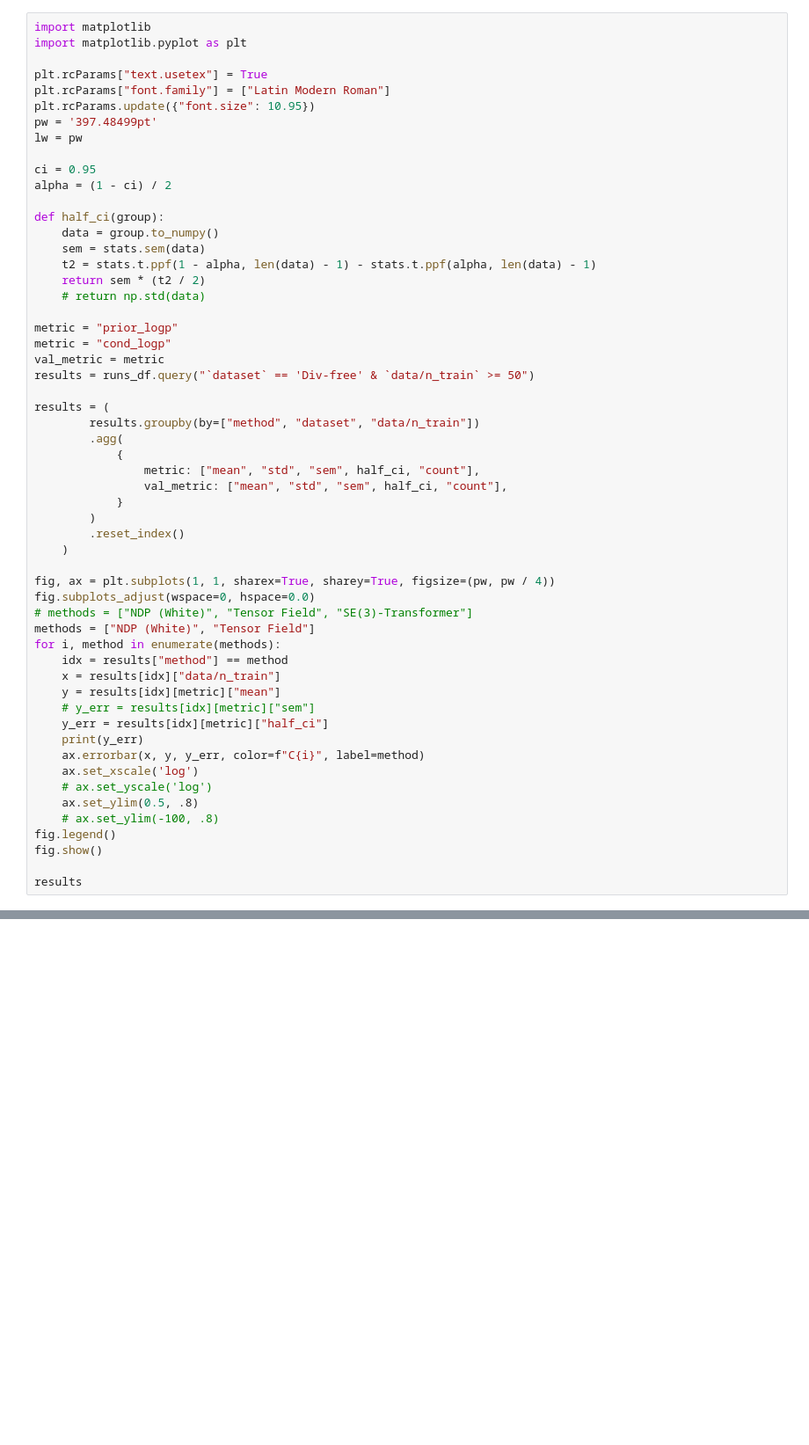
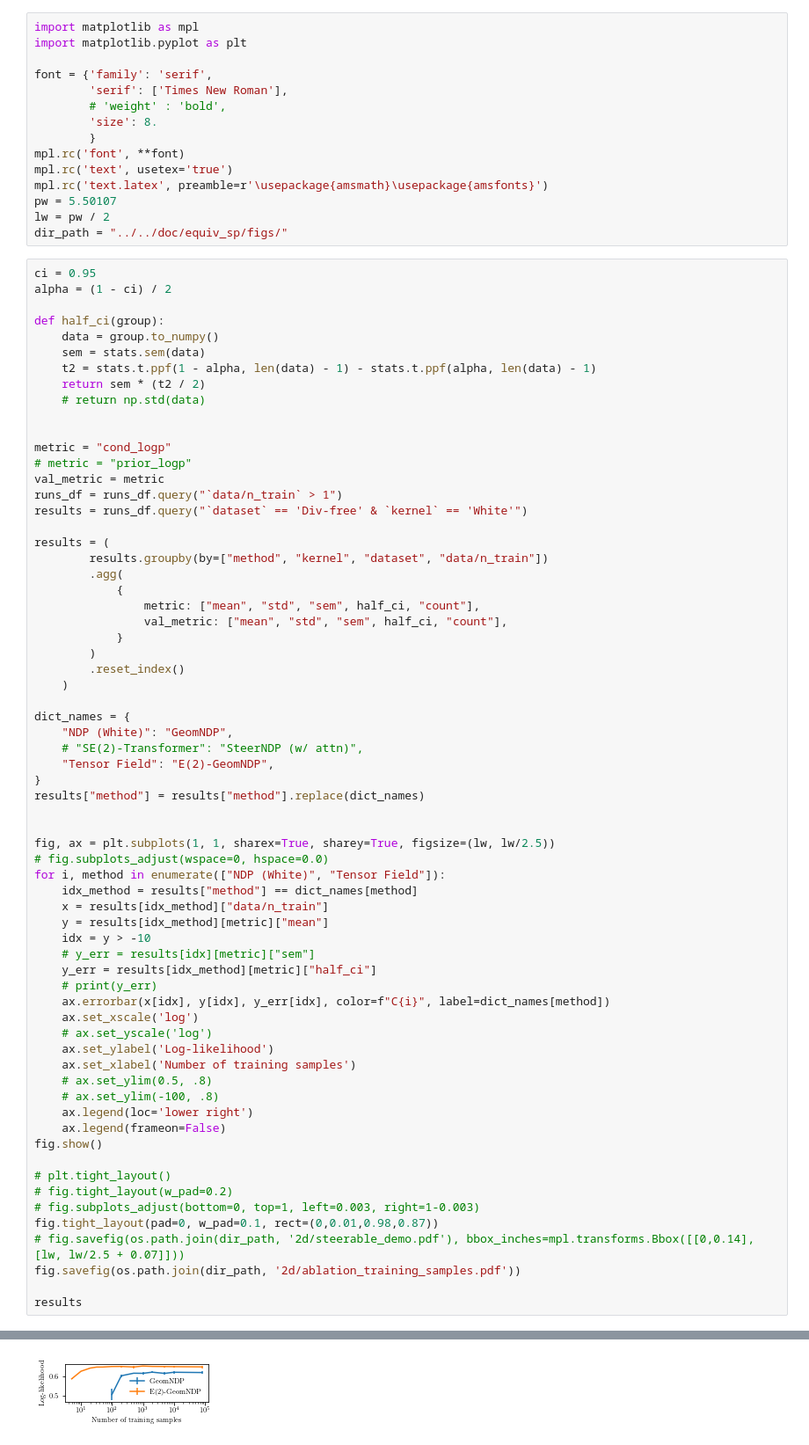
Before and after one commit to cambridge-mlg/neural_diffusion_processes, a Jupyter notebook: experiments/steerable_gp/results.ipynb, the cells around one changed output, grey strips where cells are left out. Shown at 88% size. Cells and saved outputs as stored; diff of their text form; blank space fills up the shorter version.

```diff
--- a/experiments/steerable_gp/results.ipynb
+++ b/experiments/steerable_gp/results.ipynb
@@ -239,13 +257,19 @@ runs_df = query(runs_df, " & ".join(criteria))
+# %%
+import matplotlib as mpl
+import matplotlib.pyplot as plt
+
+font = {'family': 'serif',
+        'serif': ['Times New Roman'],
+        # 'weight' : 'bold',
+        'size': 8.
+        }
+mpl.rc('font', **font)
+mpl.rc('text', usetex='true')
+mpl.rc('text.latex', preamble=r'\usepackage{amsmath}\usepackage{amsfonts}')
+pw = 5.50107
+lw = pw / 2
+dir_path = "../../doc/equiv_sp/figs/"
 # %%
-import matplotlib
-import matplotlib.pyplot as plt
-
-plt.rcParams["text.usetex"] = True
-plt.rcParams["font.family"] = ["Latin Modern Roman"]
-plt.rcParams.update({"font.size": 10.95})
-pw = '397.48499pt'
-lw = pw
-
 ci = 0.95
 alpha = (1 - ci) / 2
 
@@ -256,13 +280,15 @@ def half_ci(group):
     return sem * (t2 / 2)
     # return np.std(data)
 
-metric = "prior_logp"
+
 metric = "cond_logp"
+# metric = "prior_logp"
 val_metric = metric
-results = runs_df.query("`dataset` == 'Div-free' & `data/n_train` >= 50")
+runs_df = runs_df.query("`data/n_train` > 1")
+results = runs_df.query("`dataset` == 'Div-free' & `kernel` == 'White'")
 
 results = (
-        results.groupby(by=["method", "dataset", "data/n_train"])
+        results.groupby(by=["method", "kernel", "dataset", "data/n_train"])
         .agg(
             {
                 metric: ["mean", "std", "sem", half_ci, "count"],
@@ -272,24 +298,41 @@ results = (
         .reset_index()
     )
 
-fig, ax = plt.subplots(1, 1, sharex=True, sharey=True, figsize=(pw, pw / 4))
-fig.subplots_adjust(wspace=0, hspace=0.0)
-# methods = ["NDP (White)", "Tensor Field", "SE(3)-Transformer"]
-methods = ["NDP (White)", "Tensor Field"]
-for i, method in enumerate(methods):
-    idx = results["method"] == method
-    x = results[idx]["data/n_train"]
-    y = results[idx][metric]["mean"]
+dict_names = {
+    "NDP (White)": "GeomNDP",
+    # "SE(2)-Transformer": "SteerNDP (w/ attn)",
+    "Tensor Field": "E(2)-GeomNDP",
+}
+results["method"] = results["method"].replace(dict_names)
+
+
+fig, ax = plt.subplots(1, 1, sharex=True, sharey=True, figsize=(lw, lw/2.5))
+# fig.subplots_adjust(wspace=0, hspace=0.0)
+for i, method in enumerate(["NDP (White)", "Tensor Field"]):
+    idx_method = results["method"] == dict_names[method]
+    x = results[idx_method]["data/n_train"]
+    y = results[idx_method][metric]["mean"]
+    idx = y > -10
     # y_err = results[idx][metric]["sem"]
-    y_err = results[idx][metric]["half_ci"]
-    print(y_err)
-    ax.errorbar(x, y, y_err, color=f"C{i}", label=method)
+    y_err = results[idx_method][metric]["half_ci"]
+    # print(y_err)
+    ax.errorbar(x[idx], y[idx], y_err[idx], color=f"C{i}", label=dict_names[method])
     ax.set_xscale('log')
     # ax.set_yscale('log')
-    ax.set_ylim(0.5, .8)
+    ax.set_ylabel('Log-likelihood')
+    ax.set_xlabel('Number of training samples')
+    # ax.set_ylim(0.5, .8)
     # ax.set_ylim(-100, .8)
-fig.legend()
+    ax.legend(loc='lower right')
+    ax.legend(frameon=False)
 fig.show()
 
+# plt.tight_layout()
+# fig.tight_layout(w_pad=0.2)
+# fig.subplots_adjust(bottom=0, top=1, left=0.003, right=1-0.003)
+fig.tight_layout(pad=0, w_pad=0.1, rect=(0,0.01,0.98,0.87))
+# fig.savefig(os.path.join(dir_path, '2d/steerable_demo.pdf'), bbox_inches=mpl.transforms.Bbox([[0,0.14],[lw, lw/2.5 + 0.07]]))
+fig.savefig(os.path.join(dir_path, '2d/ablation_training_samples.pdf'))
+
 results
 # %% [output]
@@ -297,3 +357,4 @@ TypeError: unsupported operand type(s) for /: 'str' and 'int'
+[figure, added]
 # %%
 # Manually adding the CNP results!
 
```
Also changed, not shown: parts of 8 cells of this notebook, 2 other files.
